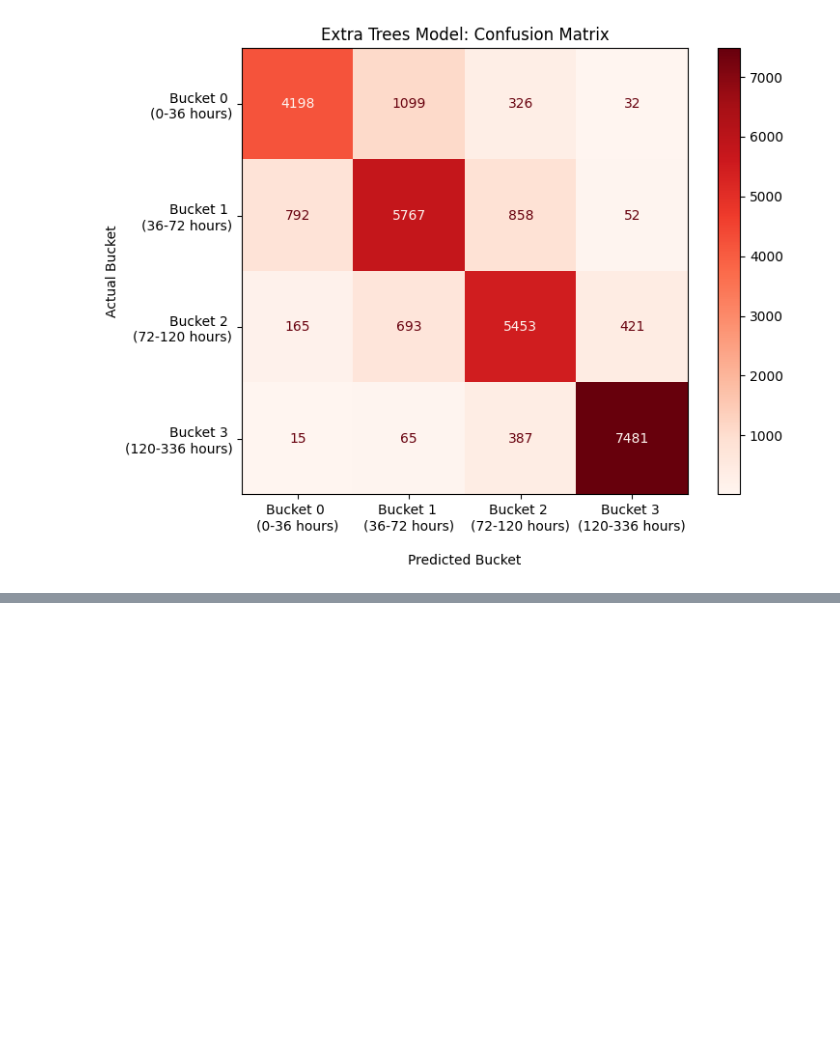
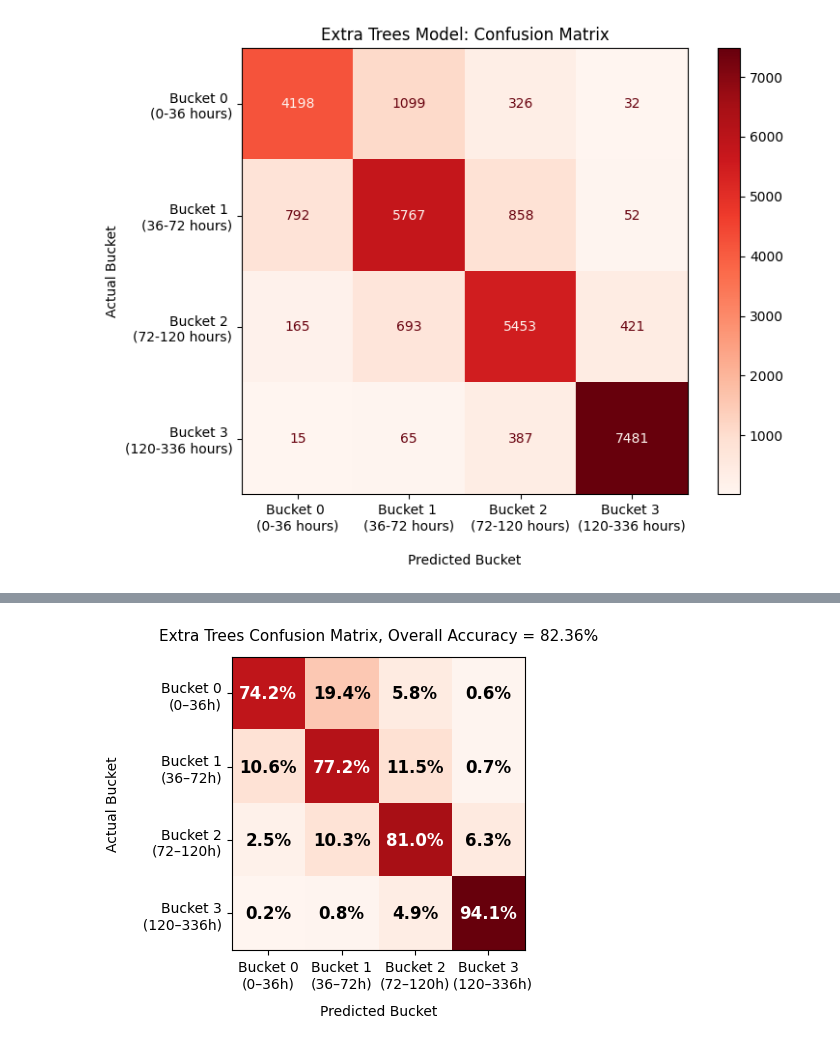
Before and after one commit to kellyegorman/eurogate-twin, a Jupyter notebook: models/visualize_performance.ipynb, the cells around one changed output, grey strips where cells are left out. Drawn from its saved outputs; the diff is of its cells as text; code cells hidden in the pictures; blank space fills up the shorter version.

```diff
--- a/models/visualize_performance.ipynb
+++ b/models/visualize_performance.ipynb
@@ -76,0 +146,86 @@ Overall Accuracy: 0.8236
+# %%
+import numpy as np
+import matplotlib.pyplot as plt
+from sklearn.metrics import ConfusionMatrixDisplay
+
+# Confusion matrix
+cm = np.array([
+    [4198, 1099,  326,   32],
+    [ 792, 5767,  858,   52],
+    [ 165,  693, 5453,  421],
+    [  15,   65,  387, 7481]
+])
+
+# Accuracy
+total_predictions = np.sum(cm)
+correct_predictions = np.trace(cm)
+accuracy = correct_predictions / total_predictions
+
+print(f"Overall Accuracy: {accuracy:.2%}")
+
+# Normalize rows to percentages
+cm_percent = cm.astype(float) / cm.sum(axis=1, keepdims=True) * 100
+
+labels = [
+    'Bucket 0\n(0–36h)',
+    'Bucket 1\n(36–72h)',
+    'Bucket 2\n(72–120h)',
+    'Bucket 3\n  (120–336h)'
+]
+
+# -----------------------------
+# FIGURE (POSTER FRIENDLY)
+# -----------------------------
+fig, ax = plt.subplots(figsize=(14, 4.2))  # wide + short
+
+disp = ConfusionMatrixDisplay(
+    confusion_matrix=cm_percent,
+    display_labels=labels
+)
+
+disp.plot(
+    cmap=plt.cm.Reds,
+    ax=ax,
+    values_format=".1f",
+    colorbar=True
+)
+
+# -----------------------------
+# CELL TEXT FORMATTING
+# -----------------------------
+for i in range(cm_percent.shape[0]):
+    for j in range(cm_percent.shape[1]):
+        value = cm_percent[i, j]
+
+        disp.text_[i, j].set_text(f"{value:.1f}%")
+        disp.text_[i, j].set_fontsize(12)   # smaller for compact layout
+        disp.text_[i, j].set_fontweight("bold")
+
+        if value > 50:
+            disp.text_[i, j].set_color("white")
+        else:
+            disp.text_[i, j].set_color("black")
+
+# -----------------------------
+# AXIS LABELS (smaller, cleaner)
+# -----------------------------
+ax.set_xlabel("Predicted Bucket", fontsize=10, labelpad=10)
+ax.set_ylabel("Actual Bucket", fontsize=10, labelpad=10)
+
+ax.tick_params(axis='both', labelsize=10)
+
+cbar = disp.im_.colorbar
+cbar.remove()
+
+# TITLE (compact for poster)
+# -----------------------------
+plt.title(
+    f"Extra Trees Confusion Matrix, Overall Accuracy = {accuracy:.2%}",
+    fontsize=11,
+    pad=12
+)
+
+plt.tight_layout()
+# cbar.remove()
+plt.show()
+# %% [output]
@@ -76,0 +233 @@ Overall Accuracy: 0.8236
+[figure, added]
```
Also changed, not shown: parts of 3 cells of this notebook, 1 other file.
